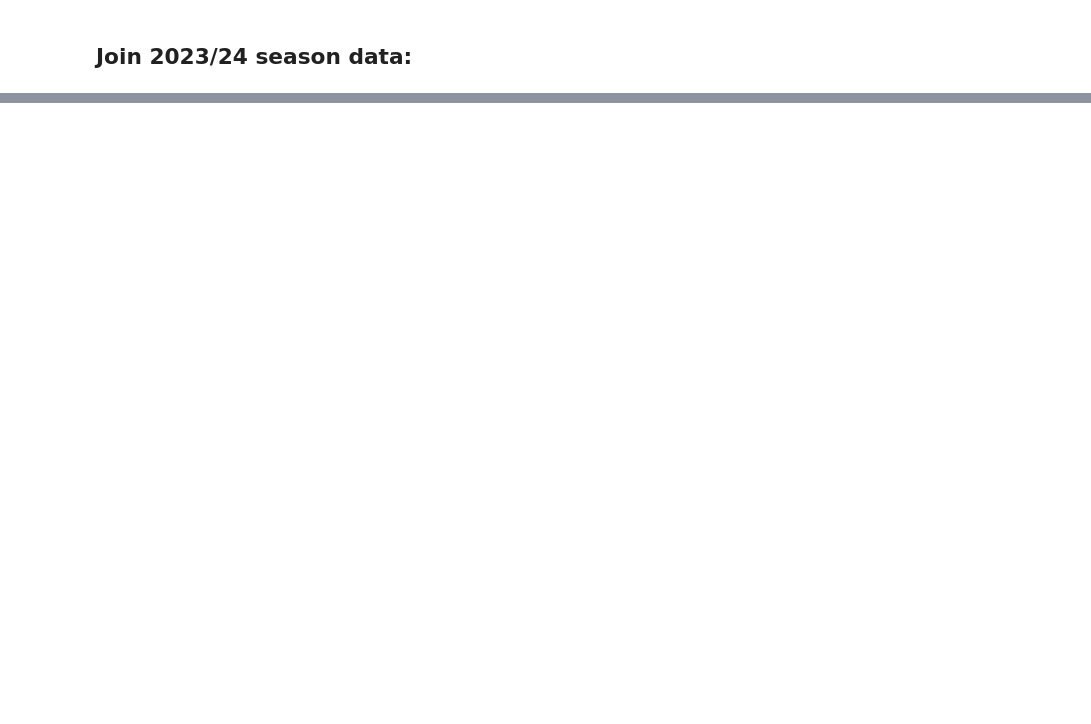
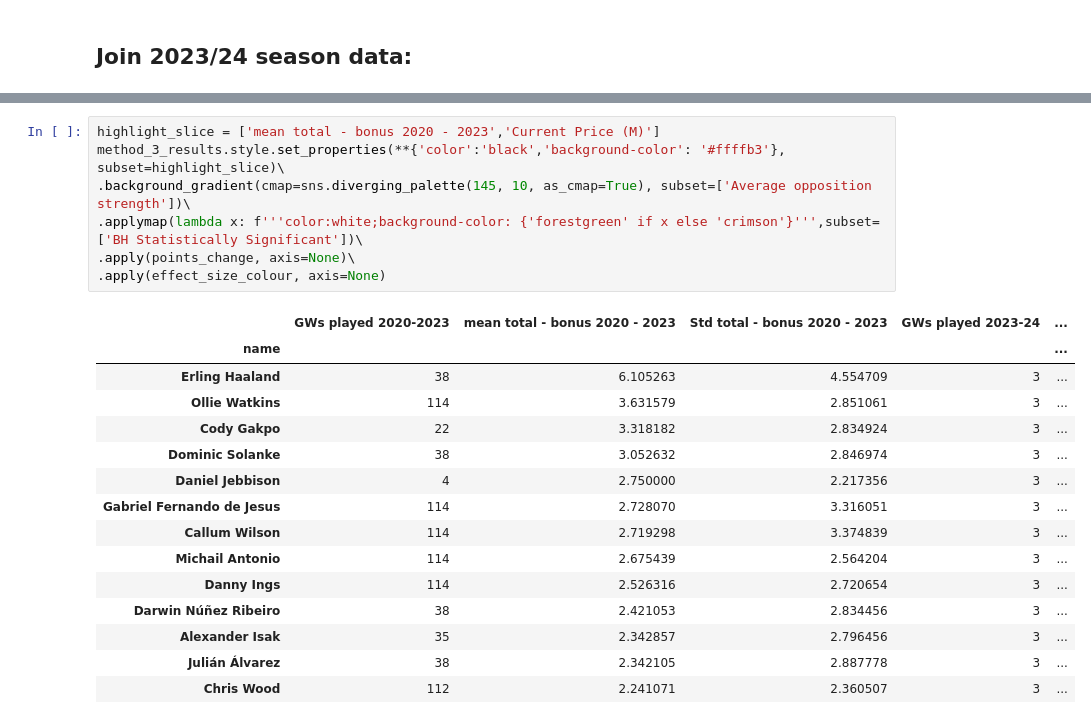
Before and after one commit to cooke99/PL-Analysis, a Jupyter notebook: Forward Player Analysis.ipynb, the cells around one changed output, grey strips where cells are left out. Drawn from its saved outputs; the diff is of its cells as text; blank space fills up the shorter version.

```diff
--- a/Forward Player Analysis.ipynb
+++ b/Forward Player Analysis.ipynb
@@ -808,0 +848,23 @@ method_3_results
+# %%
+highlight_slice = ['mean total - bonus 2020 - 2023','Current Price (M)']
+method_3_results.style.set_properties(**{'color':'black','background-color': '#ffffb3'}, subset=highlight_slice)\
+.background_gradient(cmap=sns.diverging_palette(145, 10, as_cmap=True), subset=['Average opposition strength'])\
+.applymap(lambda x: f'''color:white;background-color: {'forestgreen' if x else 'crimson'}''',subset=['BH Statistically Significant'])\
+.apply(points_change, axis=None)\
+.apply(effect_size_colour, axis=None)
+# %% [output]
+|  | GWs played 2020-2023 | mean total - bonus 2020 - 2023 | Std total - bonus 2020 - 2023 | GWs played 2023-24 | ... |
+| name |  |  |  |  | ... |
+| Erling Haaland | 38 | 6.105263 | 4.554709 | 3 | ... |
+| Ollie Watkins | 114 | 3.631579 | 2.851061 | 3 | ... |
+| Cody Gakpo | 22 | 3.318182 | 2.834924 | 3 | ... |
+| Dominic Solanke | 38 | 3.052632 | 2.846974 | 3 | ... |
+| Daniel Jebbison | 4 | 2.750000 | 2.217356 | 3 | ... |
+| Gabriel Fernando de Jesus | 114 | 2.728070 | 3.316051 | 3 | ... |
+| Callum Wilson | 114 | 2.719298 | 3.374839 | 3 | ... |
+| Michail Antonio | 114 | 2.675439 | 2.564204 | 3 | ... |
+| Danny Ings | 114 | 2.526316 | 2.720654 | 3 | ... |
+| Darwin Núñez Ribeiro | 38 | 2.421053 | 2.834456 | 3 | ... |
+| Alexander Isak | 35 | 2.342857 | 2.796456 | 3 | ... |
+| Julián Álvarez | 38 | 2.342105 | 2.887778 | 3 | ... |
+| Chris Wood | 112 | 2.241071 | 2.360507 | 3 | ... |
```
Also changed, not shown: parts of 31 cells of this notebook.
